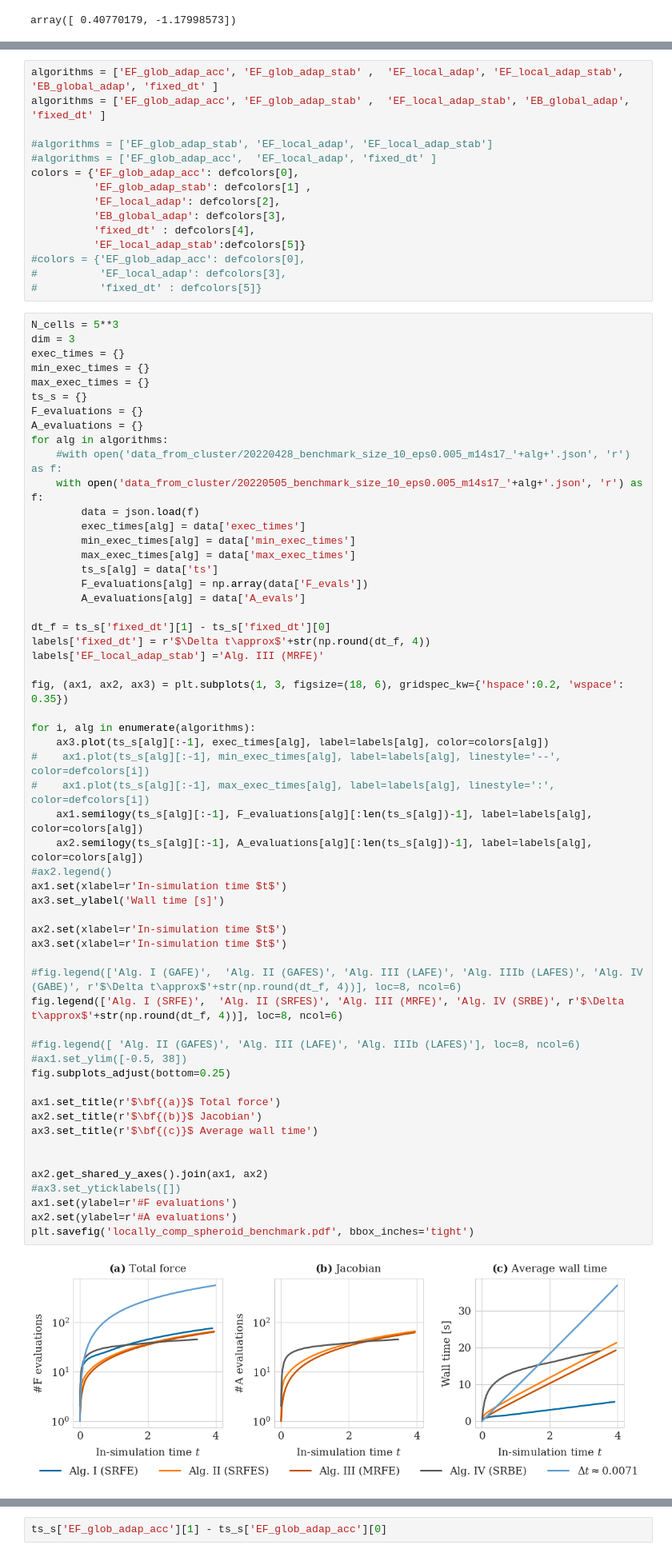
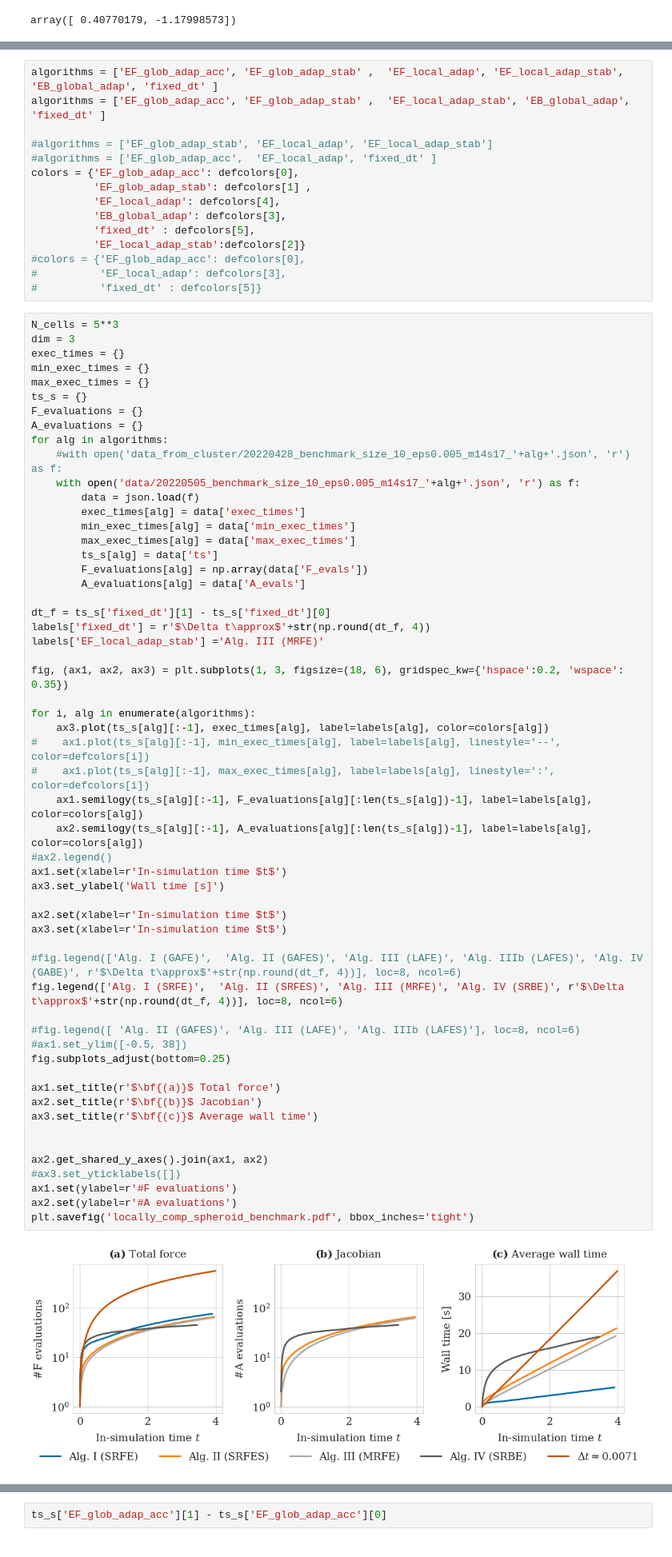
Before and after one commit to somathias/cbmos, a Jupyter notebook: experiments/exp-draft_single_proliferation_event_within_spheroid.ipynb, the cells around one changed output, grey strips where cells are left out. Shown at 80% size. Drawn from its saved outputs; the diff is of its cells as text.

```diff
--- a/experiments/exp-draft_single_proliferation_event_within_spheroid.ipynb
+++ b/experiments/exp-draft_single_proliferation_event_within_spheroid.ipynb
@@ -607,10 +607,10 @@ algorithms = ['EF_glob_adap_acc', 'EF_glob_adap_stab' ,  'EF_local_adap_stab', '
 #algorithms = ['EF_glob_adap_acc',  'EF_local_adap', 'fixed_dt' ]
 colors = {'EF_glob_adap_acc': defcolors[0],
           'EF_glob_adap_stab': defcolors[1] ,
-          'EF_local_adap': defcolors[2],
+          'EF_local_adap': defcolors[4],
           'EB_global_adap': defcolors[3],
-          'fixed_dt' : defcolors[4],
-          'EF_local_adap_stab':defcolors[5]}
+          'fixed_dt' : defcolors[5],
+          'EF_local_adap_stab':defcolors[2]}
 #colors = {'EF_glob_adap_acc': defcolors[0],
 #          'EF_local_adap': defcolors[3],
 #          'fixed_dt' : defcolors[5]}
@@ -625,7 +625,7 @@ F_evaluations = {}
 A_evaluations = {}
 for alg in algorithms:
     #with open('data_from_cluster/20220428_benchmark_size_10_eps0.005_m14s17_'+alg+'.json', 'r') as f:
-    with open('data_from_cluster/20220505_benchmark_size_10_eps0.005_m14s17_'+alg+'.json', 'r') as f:
+    with open('data/20220505_benchmark_size_10_eps0.005_m14s17_'+alg+'.json', 'r') as f:
         data = json.load(f)
         exec_times[alg] = data['exec_times']
         min_exec_times[alg] = data['min_exec_times']
@@ -644,34 +644,34 @@ for i, alg in enumerate(algorithms):
     ax3.plot(ts_s[alg][:-1], exec_times[alg], label=labels[alg], color=colors[alg])
 #    ax1.plot(ts_s[alg][:-1], min_exec_times[alg], label=labels[alg], linestyle='--', color=defcolors[i])
 #    ax1.plot(ts_s[alg][:-1], max_exec_times[alg], label=labels[alg], linestyle=':', color=defcolors[i])
     ax1.semilogy(ts_s[alg][:-1], F_evaluations[alg][:len(ts_s[alg])-1], label=labels[alg],  color=colors[alg])
     ax2.semilogy(ts_s[alg][:-1], A_evaluations[alg][:len(ts_s[alg])-1], label=labels[alg],  color=colors[alg])
 #ax2.legend()
 ax1.set(xlabel=r'In-simulation time $t$')
 ax3.set_ylabel('Wall time [s]')
 
 ax2.set(xlabel=r'In-simulation time $t$')
 ax3.set(xlabel=r'In-simulation time $t$')
 
 #fig.legend(['Alg. I (GAFE)',  'Alg. II (GAFES)', 'Alg. III (LAFE)', 'Alg. IIIb (LAFES)', 'Alg. IV (GABE)', r'$\Delta t\approx$'+str(np.round(dt_f, 4))], loc=8, ncol=6)
 fig.legend(['Alg. I (SRFE)',  'Alg. II (SRFES)', 'Alg. III (MRFE)', 'Alg. IV (SRBE)', r'$\Delta t\approx$'+str(np.round(dt_f, 4))], loc=8, ncol=6)
 
 #fig.legend([ 'Alg. II (GAFES)', 'Alg. III (LAFE)', 'Alg. IIIb (LAFES)'], loc=8, ncol=6)
 #ax1.set_ylim([-0.5, 38])
 fig.subplots_adjust(bottom=0.25)
 
 ax1.set_title(r'$\bf{(a)}$ Total force')
 ax2.set_title(r'$\bf{(b)}$ Jacobian')
 ax3.set_title(r'$\bf{(c)}$ Average wall time')
 
 
 ax2.get_shared_y_axes().join(ax1, ax2)
 #ax3.set_yticklabels([])
 ax1.set(ylabel=r'#F evaluations')
 ax2.set(ylabel=r'#A evaluations')
 plt.savefig('locally_comp_spheroid_benchmark.pdf', bbox_inches='tight')
 # %% [output]
-[figure, old version]
+[figure, new version]
 # %%
 colors = {'EF_glob_adap_acc': defcolors[0],
           'EF_glob_adap_stab': defcolors[1] ,
```
Also changed, not shown: 1 other file.
